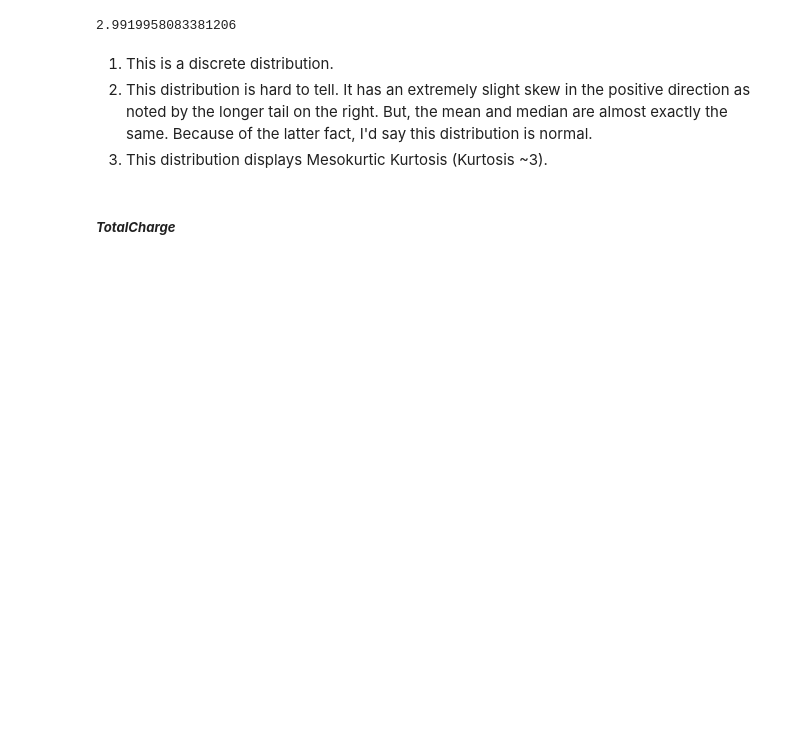
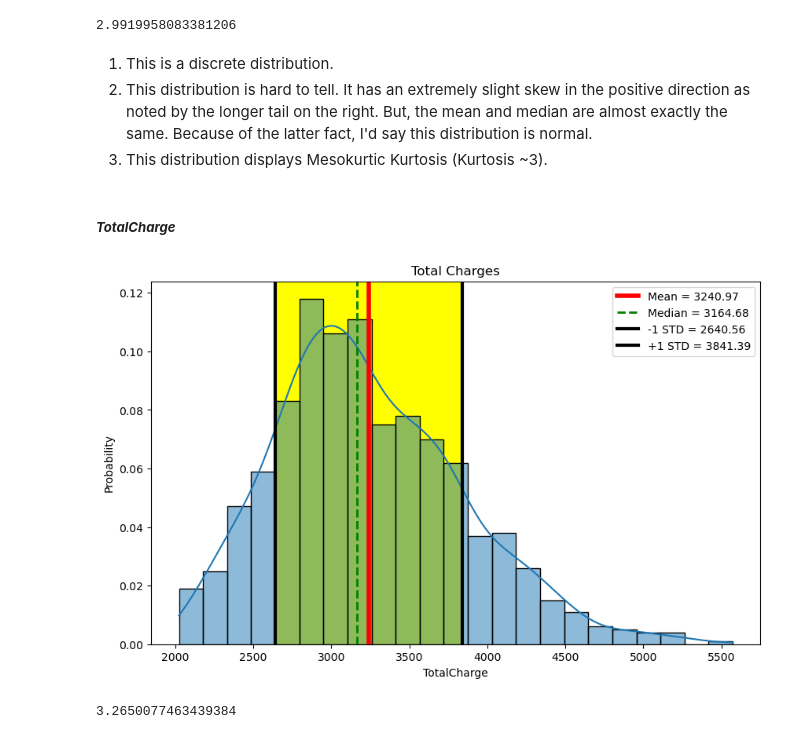
Before and after one commit to john-a-dixon/describing-distributions, a Jupyter notebook: desc-dist.ipynb, the cells around one changed output. Cells and saved outputs as stored; diff of their text form; code cells hidden in the pictures; blank space fills up the shorter version.

```diff
--- a/desc-dist.ipynb
+++ b/desc-dist.ipynb
@@ -142,3 +142,51 @@ kurtosis_2
 3. This distribution displays Mesokurtic Kurtosis (Kurtosis ~3).
 # %% [markdown]
 ##### **_TotalCharge_**
+# %%
+# Get the target column's mean
+mean_3 = df["TotalCharge"].mean()
+# Get the target column's median
+median_3 = df["TotalCharge"].median()
+# Get the target column's +1 STD
+std_plus_one_3 = mean_3 + df["TotalCharge"].std()
+# Get the target column's -1 STD
+std_minus_one_3 = mean_3 - df["TotalCharge"].std()
+# %%
+# Define figure and axes
+fig, ax = plt.subplots(figsize=(10, 6))
+sns.histplot(data=df, x="TotalCharge", stat="probability", kde=True)
+# Set the title
+ax.set_title("Total Charges")
+# Draw the mean line
+ax.axvline(mean_3,
+           color="red",
+           label=f"Mean = {round(mean_3, 2)}",
+           linewidth=4)
+# Draw the median line
+ax.axvline(median_3,
+           color="green",
+           label=f"Median = {round(median_3, 2)}",
+           linewidth=2,
+           ls="--")
+# Draw the -1 STD line
+ax.axvline(std_minus_one_3,
+           color="black",
+           label=f"-1 STD = {round(std_minus_one_3, 2)}",
+           linewidth=3)
+# Draw the +1 STD lin
+ax.axvline(std_plus_one_3,
+           color="black",
+           label=f"+1 STD = {round(std_plus_one_3, 2)}",
+           linewidth=3)
+# Highlight the range between -1 STD and +1 STD
+ax.axvspan(std_minus_one_3, std_plus_one_3, color="yellow", zorder=0)
+# Supply a legend
+ax.legend();
+# %% [output]
+[figure, added]
+# %%
+# Calculate kurtosis
+kurtosis_3 = stats.kurtosis(df["TotalCharge"] , fisher=False)
+kurtosis_3
+# %% [output]
+3.2650077463439384
```
